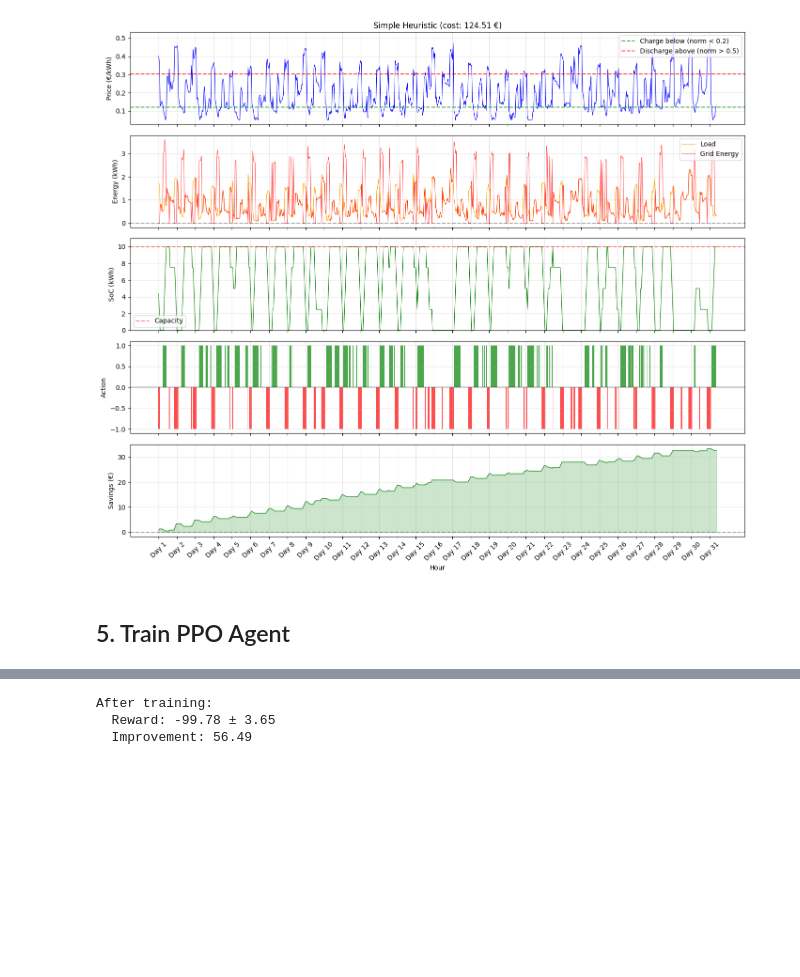
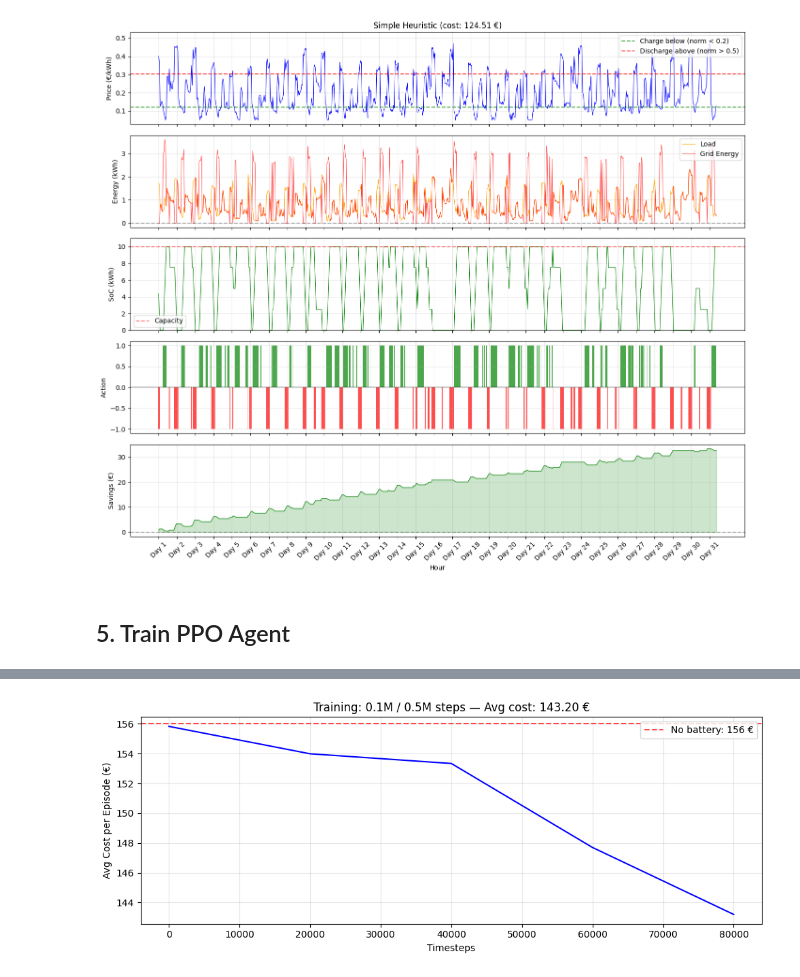
Before and after one commit to aihpi/workshop-rl2-implementation, a Jupyter notebook: 01_workshop/notebooks/02_explore_environment.ipynb, the cells around one changed output, grey strips where cells are left out. Drawn from its saved outputs; the diff is of its cells as text; code cells hidden in the pictures; blank space fills up the shorter version.

```diff
--- a/01_workshop/notebooks/02_explore_environment.ipynb
+++ b/01_workshop/notebooks/02_explore_environment.ipynb
@@ -250,4 +243,0 @@ Before training using a randomly initialized policy (on eval set):
-# %%
-total_timesteps = int(1e6)
-print(f"Training ({total_timesteps//1000}k steps)...")
-model.learn(total_timesteps=total_timesteps, progress_bar=True)
@@ -259,12 +244,35 @@ Training (1000k steps)...
-# %%
-print("\nAfter training:")
-mean_after, std_after = evaluate_policy(model, eval_env, n_eval_episodes=100)
-print(f"  Reward: {mean_after:.2f} ± {std_after:.2f}")
-print(f"  Improvement: {mean_after - mean_before:.2f}")
-# %% [output]
-After training:
-  Reward: -99.78 ± 3.65
-  Improvement: 56.49
+# %%
+from utils import LiveEvalCallback
+
+TOTAL_TIMESTEPS = int(5e5)
+
+# Compute the "no battery" baseline cost to show as a reference line in the plot
+baseline_cost = -np.mean([run_episode(env, policy="do_nothing", seed=s)[1] for s in range(10)])
+
+# LiveEvalCallback periodically pauses training, runs eval episodes, and
+# redraws a live cost curve in this cell. See 01_workshop/utils.py for details.
+callback = LiveEvalCallback(
+    eval_env=eval_env,       # held-out eval environment (split="eval")
+    eval_freq=20_000,        # evaluate every eval_freq training steps
+    baseline_cost=baseline_cost,  # horizontal reference line on the plot
+)
+
+# Start training. We don't use progress_bar=True here because our callback's
+# clear_output() would repeatedly wipe it, causing flicker. The plot title
+# already shows the current step count as a progress indicator.
+print(f"Training PPO for {TOTAL_TIMESTEPS/1e3:.0f}k steps...")
+model.learn(total_timesteps=TOTAL_TIMESTEPS, callback=callback)
+
+# Training summary using the data recorded by the callback
+cost_before = -callback.mean_rewards[0]  # first eval point = untrained policy
+cost_after = -callback.mean_rewards[-1]   # last eval point = trained policy
+
+print("Baseline (no battery): {:.2f} €".format(baseline_cost))
+print(f"Before training: {cost_before:.2f} €")
+print(f"After training:  {cost_after:.2f} €")
+print(f"Improvement:     {baseline_cost - cost_after:.2f} € ({100 * (baseline_cost - cost_after) / baseline_cost:.1f}%)")
+# %% [output]
+[figure, added]
 # %%
 data_ppo, reward_ppo = run_episode(eval_env, policy=lambda obs: model.predict(obs, deterministic=True)[0], seed=42)
 fig = plot_episode(data_ppo, f"Trained PPO Agent (cost: {-reward_ppo:.2f} €)")
```
Also changed, not shown: parts of 6 cells of this notebook, 1 other file.
